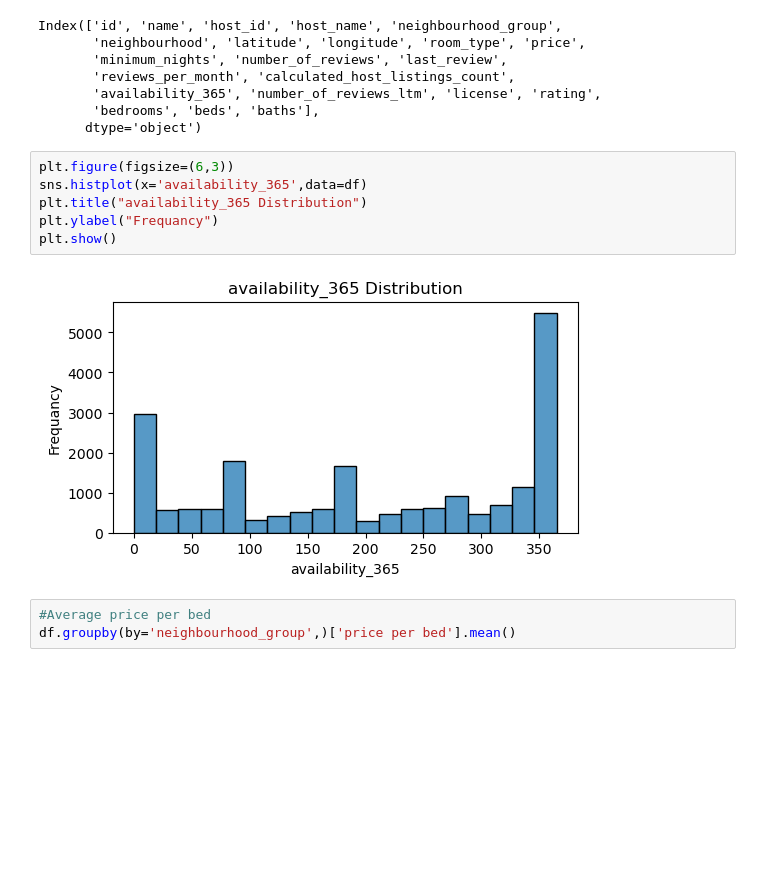
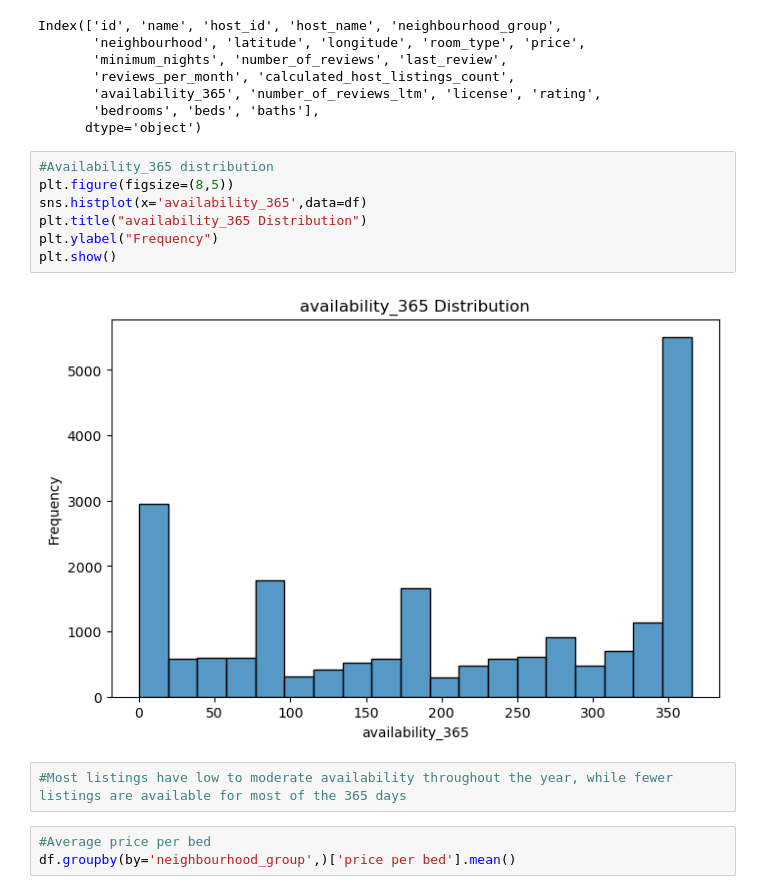
Before and after one commit to lavidubey875/Python_projectS, a Jupyter notebook: AirBnb project.ipynb, the cells around one changed output. Drawn from its saved outputs; the diff is of its cells as text; blank space fills up the shorter version.

```diff
--- a/AirBnb project.ipynb
+++ b/AirBnb project.ipynb
@@ -292,13 +297,16 @@ Index(['id', 'name', 'host_id', 'host_name', 'neighbourhood_group',
        'bedrooms', 'beds', 'baths'],
       dtype='object')
 # %%
-plt.figure(figsize=(6,3))
+#Availability_365 distribution
+plt.figure(figsize=(8,5))
 sns.histplot(x='availability_365',data=df)
 plt.title("availability_365 Distribution")
-plt.ylabel("Frequancy")
+plt.ylabel("Frequency")
 plt.show()
 # %% [output]
-[figure, old version]
+[figure, new version]
+# %%
+#Most listings have low to moderate availability throughout the year, while fewer listings are available for most of the 365 days
 # %%
 #Average price per bed
 df.groupby(by='neighbourhood_group',)['price per bed'].mean()
```
Also changed, not shown: parts of 11 cells of this notebook.
